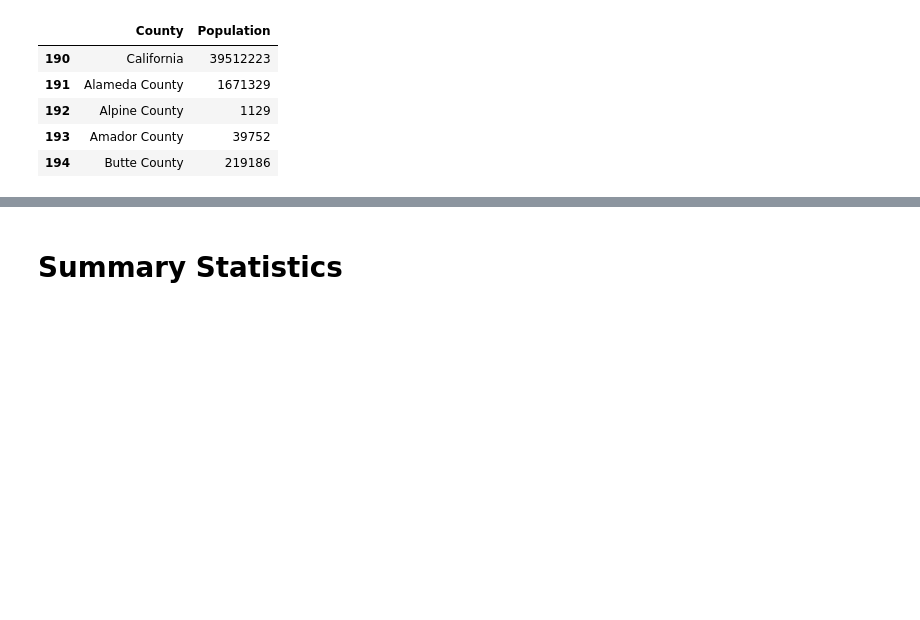
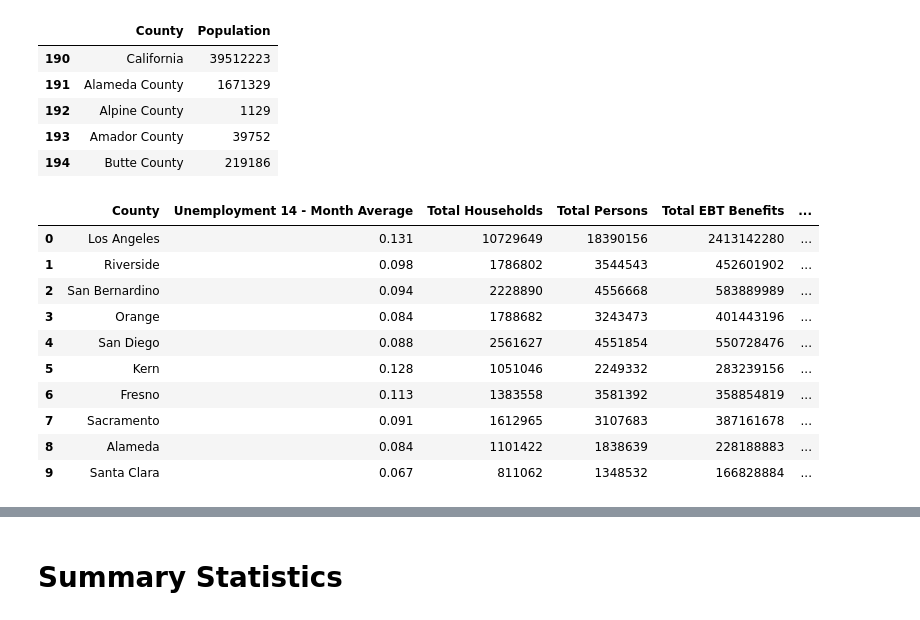
Before and after one commit to speedracer05/Covid_CalFresh, a Jupyter notebook: Covid_CalFresh.ipynb, the cells around one changed output, grey strips where cells are left out. Drawn from its saved outputs; the diff is of its cells as text; code cells hidden in the pictures; blank space fills up the shorter version.

Commit message:
Updated Top and Bottom 10 Counties by COVID infections. Corrected Infection and Death counts. Merged CalFresh/COVID/Census data

```diff
--- a/Covid_CalFresh.ipynb
+++ b/Covid_CalFresh.ipynb
@@ -16,8 +16,10 @@ calfresh_data_path = "Resources/CalFresh Data 19 - Current.csv"
 census_data_path = "Resources/co-est2019-alldata.csv"
 # us-counties data file path (Siddharth)
 all_counties_path = "Resources/us-counties.csv"
-
+CA_COVID_Counties_Path = "Resources/CA_COVID_Counties_Data.csv"
 covid_merge_path = "Resources/covid_merge.csv"
+Top_10_Counties_path = "Resources/Top 10 Counties By Infection.csv"
+Bottom_10_Counties_path = 'Resources/Bottom 10 Counties By Infection.csv'
 # %%
 # Read the all three datasets (John)
 calfresh_data = pd.read_csv(calfresh_data_path)
@@ -191,3 +197,19 @@ census_filtered.head()
 | 192 | Alpine County | 1129 |
 | 193 | Amador County | 39752 |
 | 194 | Butte County | 219186 |
+# %%
+# 14 Month Overall data for counties worst hit with Covid cases Jan 2020 - Feb 2021
+Top_10_Counties = pd.read_csv(Top_10_Counties_path)
+Top_10_Counties
+# %% [output]
+|  | County | Unemployment 14 - Month Average | Total Households | Total Persons | Total EBT Benefits | ... |
+| 0 | Los Angeles | 0.131 | 10729649 | 18390156 | 2413142280 | ... |
+| 1 | Riverside | 0.098 | 1786802 | 3544543 | 452601902 | ... |
+| 2 | San Bernardino | 0.094 | 2228890 | 4556668 | 583889989 | ... |
+| 3 | Orange | 0.084 | 1788682 | 3243473 | 401443196 | ... |
+| 4 | San Diego | 0.088 | 2561627 | 4551854 | 550728476 | ... |
+| 5 | Kern | 0.128 | 1051046 | 2249332 | 283239156 | ... |
+| 6 | Fresno | 0.113 | 1383558 | 3581392 | 358854819 | ... |
+| 7 | Sacramento | 0.091 | 1612965 | 3107683 | 387161678 | ... |
+| 8 | Alameda | 0.084 | 1101422 | 1838639 | 228188883 | ... |
+| 9 | Santa Clara | 0.067 | 811062 | 1348532 | 166828884 | ... |
```
Also changed, not shown: parts of 4 cells of this notebook, 7 other files.
